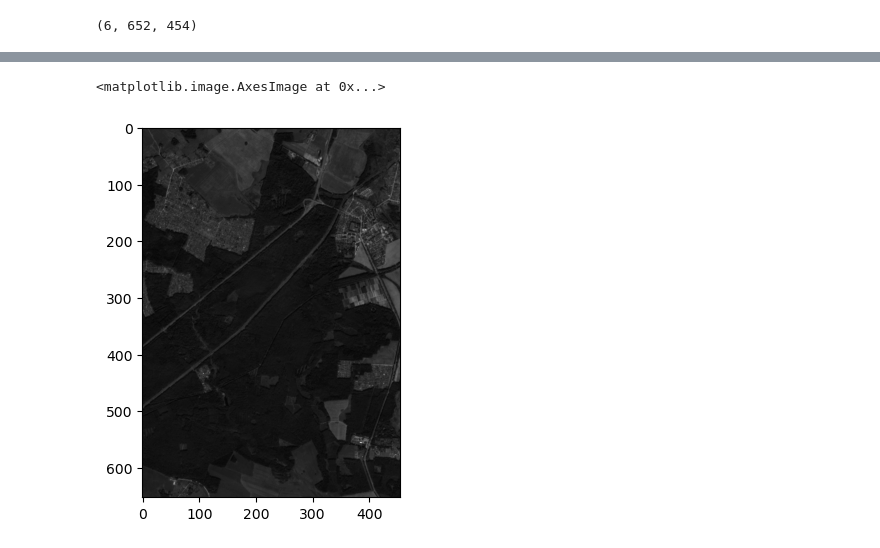
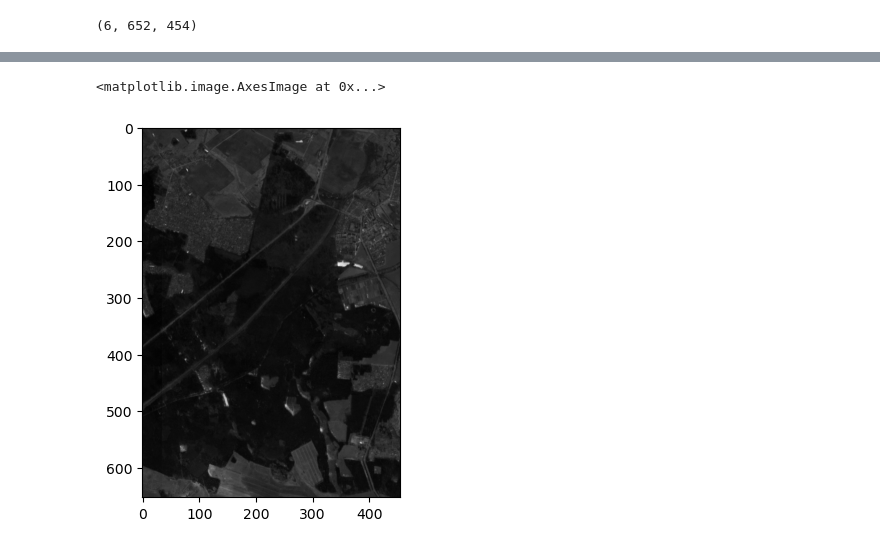
Before and after one commit to vyacheslav-fedoseev/DeadWoodPrediction, a Jupyter notebook: Notebook.ipynb, the cells around one changed output, grey strips where cells are left out. Drawn from its saved outputs; the diff is of its cells as text; code cells hidden in the pictures.

```diff
--- a/Notebook.ipynb
+++ b/Notebook.ipynb
@@ -52,7 +119,7 @@ df
 # %% [markdown]
 ## Show images
 # %%
-image = io.imread("2021_09.tif")
+image = io.imread("2019_01.tif")
 # %%
 np.shape(image)
 # %% [output]
@@ -66,5 +127,5 @@ np.shape(image)
 # %%
-plt.imshow(image[1,::],cmap='gray')
+plt.imshow(image[0,::],cmap='gray')
 # %% [output]
 <matplotlib.image.AxesImage at 0x...>
-[figure, old version]
+[figure, new version]
```
Also changed, not shown: parts of 21 cells of this notebook.
